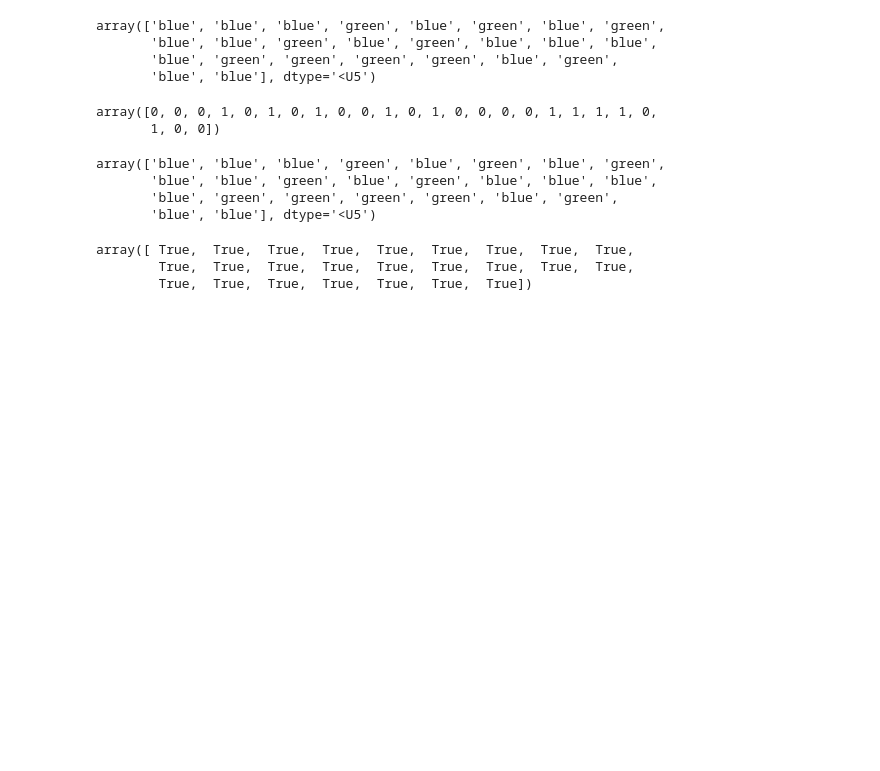
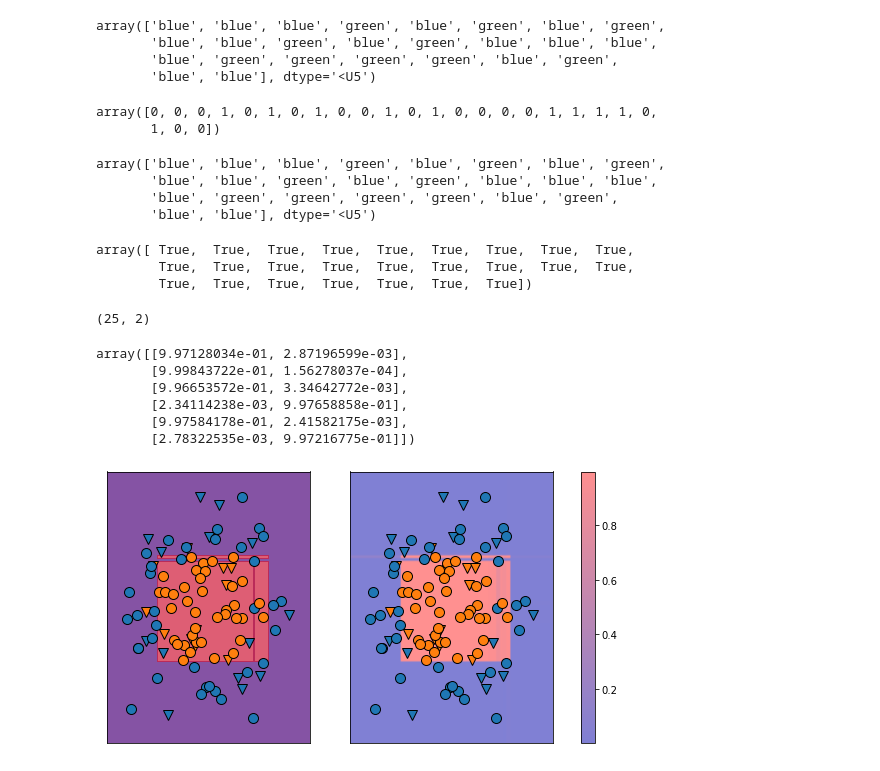
Before and after one commit to shashwatsaket46/PythonProjects, a Jupyter notebook: MachineLearningP.ipynb, the cells around one changed output. Drawn from its saved outputs; the diff is of its cells as text; code cells hidden in the pictures; blank space fills up the shorter version.

```diff
--- a/MachineLearningP.ipynb
+++ b/MachineLearningP.ipynb
@@ -672,3 +672,26 @@ pred==gbrt.predict(X_test)
 array([ True,  True,  True,  True,  True,  True,  True,  True,  True,
         True,  True,  True,  True,  True,  True,  True,  True,  True,
         True,  True,  True,  True,  True,  True,  True])
+# %%
+gbrt.predict_proba(X_test).shape
+# %% [output]
+(25, 2)
+# %%
+gbrt.predict_proba(X_test)[:6]
+# %% [output]
+array([[9.97128034e-01, 2.87196599e-03],
+       [9.99843722e-01, 1.56278037e-04],
+       [9.96653572e-01, 3.34642772e-03],
+       [2.34114238e-03, 9.97658858e-01],
+       [9.97584178e-01, 2.41582175e-03],
+       [2.78322535e-03, 9.97216775e-01]])
+# %%
+fig,axes=plt.subplots(1,2,figsize=(10,5))
+mg.plots.plot_2d_separator(gbrt,X,ax=axes[0],fill=True,alpha=0.7,cm=mg.ReBl)
+scores_image=mg.tools.plot_2d_scores(gbrt,X,ax=axes[1],alpha=0.5,cm=mg.ReBl,function='predict_proba')
+for ax in axes:
+    mg.discrete_scatter(X_test[:,0],X_test[:,1],y_test,markers='v',ax=ax)
+    mg.discrete_scatter(X_train[:,0],X_train[:,1],y_train,ax=ax,markers='o')
+cbar=plt.colorbar(scores_image,ax=axes.tolist())
+# %% [output]
+[figure, added]
```
